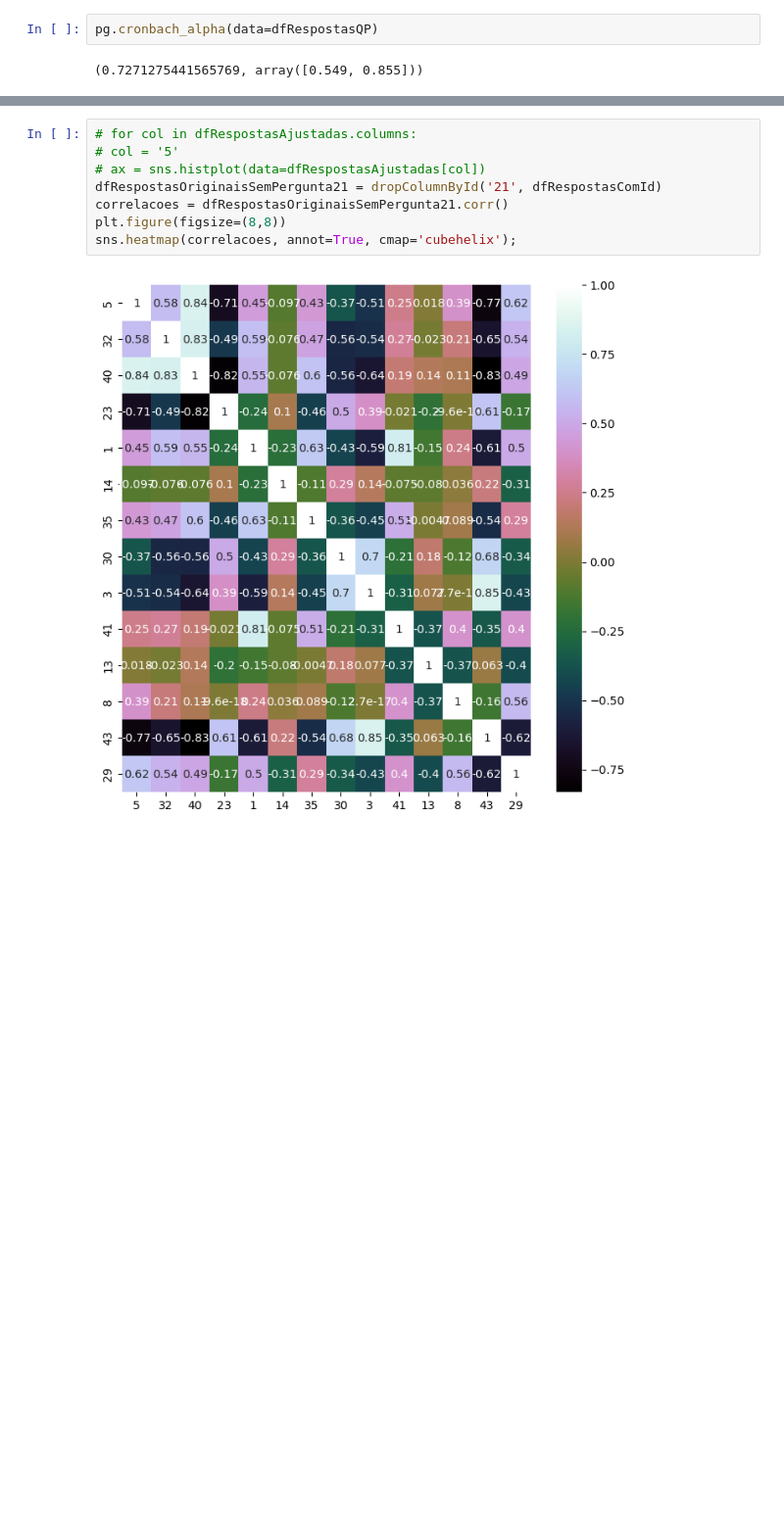
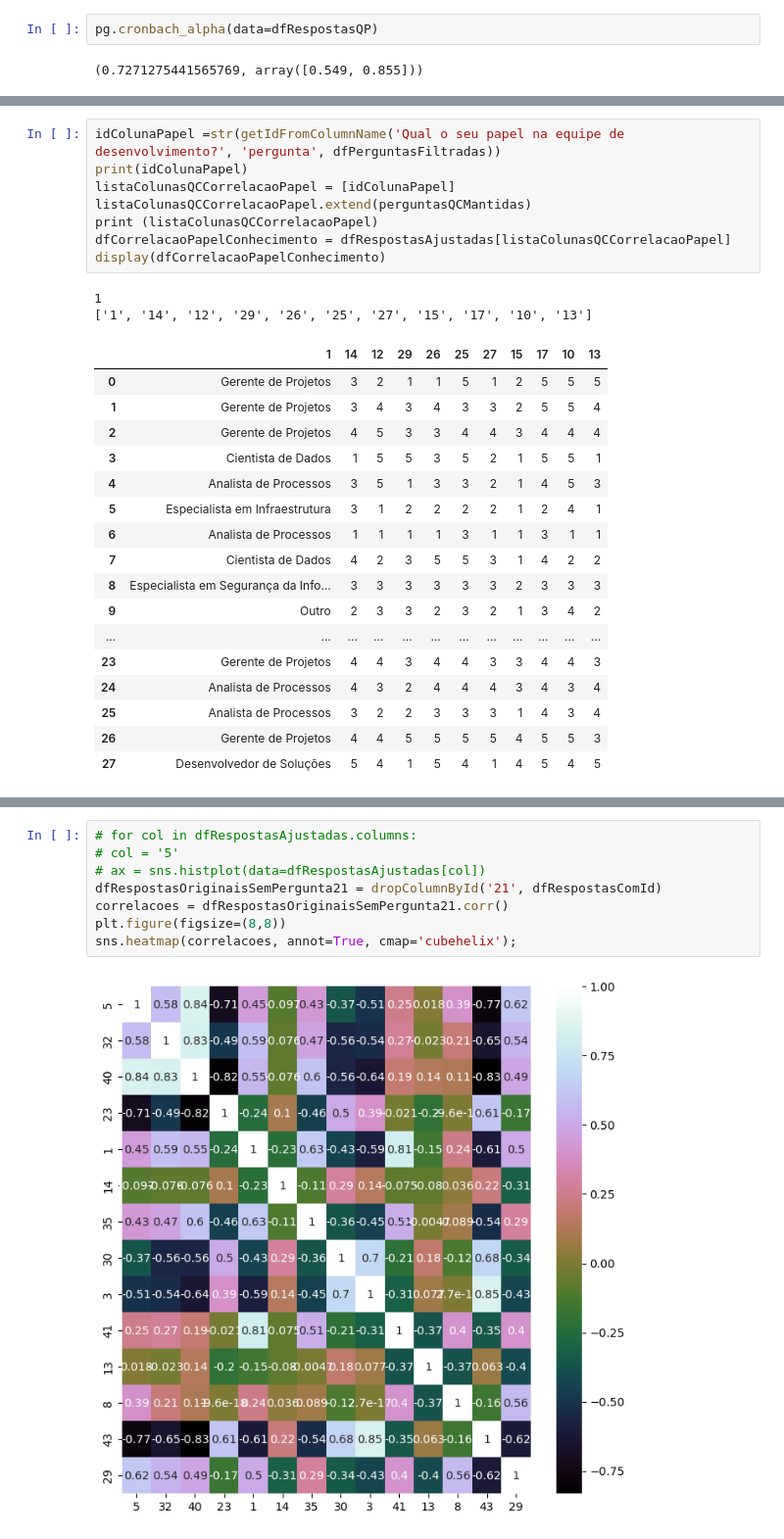
Before and after one commit to demetriusjube/ppca-engenharia-requisitos, a Jupyter notebook: analise-respostas.ipynb, the cells around one changed output, grey strips where cells are left out. Shown at 98% size. Saved outputs shown, nothing was run; the diff lists cells and outputs as text; blank space fills up the shorter version.

```diff
--- a/analise-respostas.ipynb
+++ b/analise-respostas.ipynb
@@ -591,0 +528,28 @@ Para analisar a correlação entre as respostas, utilizaremos os resultados orig
+# %%
+idColunaPapel =str(getIdFromColumnName('Qual o seu papel na equipe de desenvolvimento?', 'pergunta', dfPerguntasFiltradas))
+print(idColunaPapel)
+listaColunasQCCorrelacaoPapel = [idColunaPapel]
+listaColunasQCCorrelacaoPapel.extend(perguntasQCMantidas)
+print (listaColunasQCCorrelacaoPapel)
+dfCorrelacaoPapelConhecimento = dfRespostasAjustadas[listaColunasQCCorrelacaoPapel]
+display(dfCorrelacaoPapelConhecimento)
+# %% [output]
+1
+['1', '14', '12', '29', '26', '25', '27', '15', '17', '10', '13']
+|  | 1 | 14 | 12 | 29 | 26 | 25 | 27 | 15 | 17 | 10 | 13 |
+| 0 | Gerente de Projetos | 3 | 2 | 1 | 1 | 5 | 1 | 2 | 5 | 5 | 5 |
+| 1 | Gerente de Projetos | 3 | 4 | 3 | 4 | 3 | 3 | 2 | 5 | 5 | 4 |
+| 2 | Gerente de Projetos | 4 | 5 | 3 | 3 | 4 | 4 | 3 | 4 | 4 | 4 |
+| 3 | Cientista de Dados | 1 | 5 | 5 | 3 | 5 | 2 | 1 | 5 | 5 | 1 |
+| 4 | Analista de Processos | 3 | 5 | 1 | 3 | 3 | 2 | 1 | 4 | 5 | 3 |
+| 5 | Especialista em Infraestrutura | 3 | 1 | 2 | 2 | 2 | 2 | 1 | 2 | 4 | 1 |
+| 6 | Analista de Processos | 1 | 1 | 1 | 1 | 3 | 1 | 1 | 3 | 1 | 1 |
+| 7 | Cientista de Dados | 4 | 2 | 3 | 5 | 5 | 3 | 1 | 4 | 2 | 2 |
+| 8 | Especialista em Segurança da Info... | 3 | 3 | 3 | 3 | 3 | 3 | 2 | 3 | 3 | 3 |
+| 9 | Outro | 2 | 3 | 3 | 2 | 3 | 2 | 1 | 3 | 4 | 2 |
+| ... | ... | ... | ... | ... | ... | ... | ... | ... | ... | ... | ... |
+| 23 | Gerente de Projetos | 4 | 4 | 3 | 4 | 4 | 3 | 3 | 4 | 4 | 3 |
+| 24 | Analista de Processos | 4 | 3 | 2 | 4 | 4 | 4 | 3 | 4 | 3 | 4 |
+| 25 | Analista de Processos | 3 | 2 | 2 | 3 | 3 | 3 | 1 | 4 | 3 | 4 |
+| 26 | Gerente de Projetos | 4 | 4 | 5 | 5 | 5 | 5 | 4 | 5 | 5 | 3 |
+| 27 | Desenvolvedor de Soluções | 5 | 4 | 1 | 5 | 4 | 1 | 4 | 5 | 4 | 5 |
```
Also changed, not shown: parts of 18 cells of this notebook.
